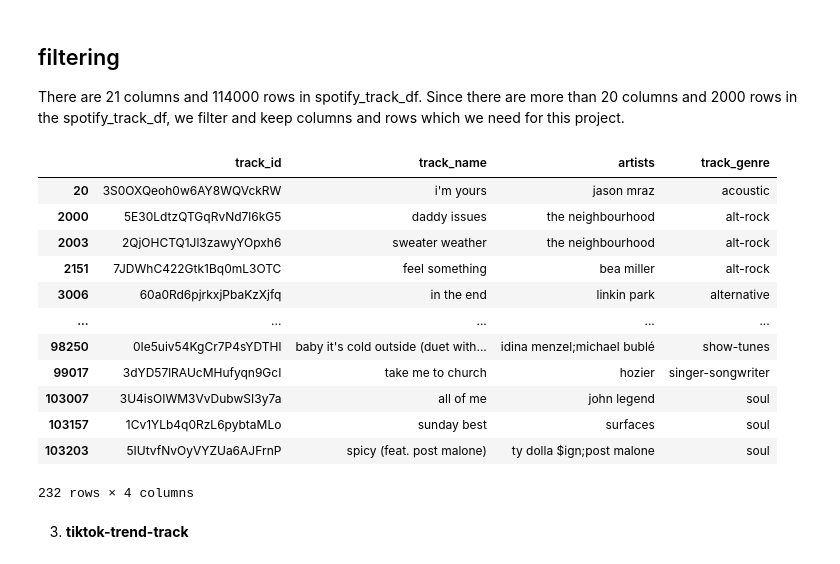
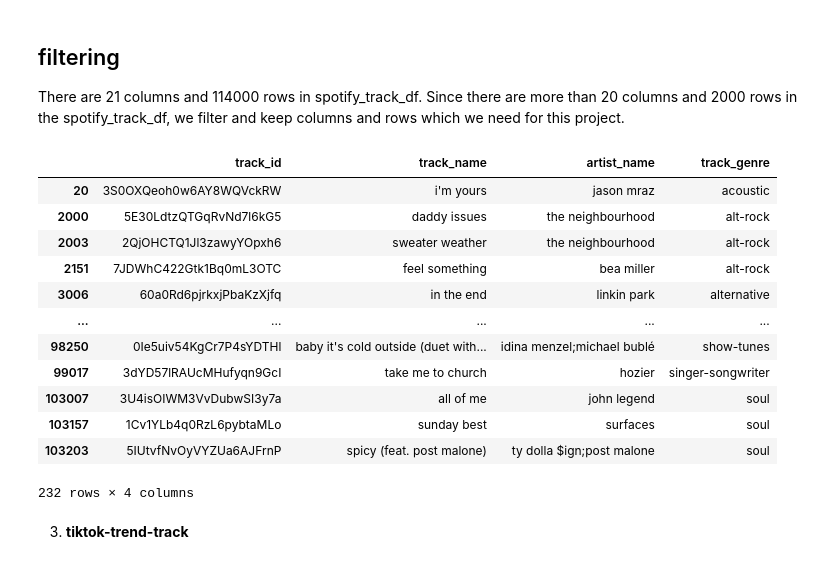
Before and after one commit to Eddi-Xie/CPSC368-project, a Jupyter notebook: success_song_analysis.ipynb, the cells around one changed output. Saved outputs shown, nothing was run; the diff lists cells and outputs as text; code cells hidden in the pictures.

Commit message:
rename columns

```diff
--- a/success_song_analysis.ipynb
+++ b/success_song_analysis.ipynb
@@ -167,32 +167,35 @@ Since there are more than 20 columns and 2000 rows in the spotify_track_df, we f
 # %%
 # keep track_id, track_name, artists, and track_genre
 spotify_track_df = spotify_track_df[[
     "track_id",
     "track_name",
     "artists",
     "track_genre"
 ]]
 
 # standarize track_name and artist_name
 spotify_track_df["track_name"] = spotify_track_df["track_name"].str.lower().str.strip()
 spotify_track_df["artists"] = spotify_track_df["artists"].str.lower().str.strip()
 spotify_track_df["track_genre"] = spotify_track_df["track_genre"].str.lower().str.strip()
 
 # remove duplicate
 spotify_track_df = spotify_track_df.drop_duplicates(subset=["track_id"])
 
 # remove missing track_id
 spotify_track_df = spotify_track_df.dropna(subset=["track_id"])
 
 # before this filtering there are still 90k rows
 # filter tracks appearing in top_200_df
 top_200_ids = set(top_200_df["track_id"])
 spotify_track_df = spotify_track_df[spotify_track_df["track_id"].isin(top_200_ids)]
 
+# rename to artist_name
+spotify_track_df = spotify_track_df.rename(columns={"artists": "artist_name"})
+
 # filtered data
 spotify_track_df
 # %% [output]
-|  | track_id | track_name | artists | track_genre |
+|  | track_id | track_name | artist_name | track_genre |
 | 20 | 3S0OXQeoh0w6AY8WQVckRW | i'm yours | jason mraz | acoustic |
 | 2000 | 5E30LdtzQTGqRvNd7l6kG5 | daddy issues | the neighbourhood | alt-rock |
 | 2003 | 2QjOHCTQ1Jl3zawyYOpxh6 | sweater weather | the neighbourhood | alt-rock |
```
Also changed, not shown: 3 other files.
